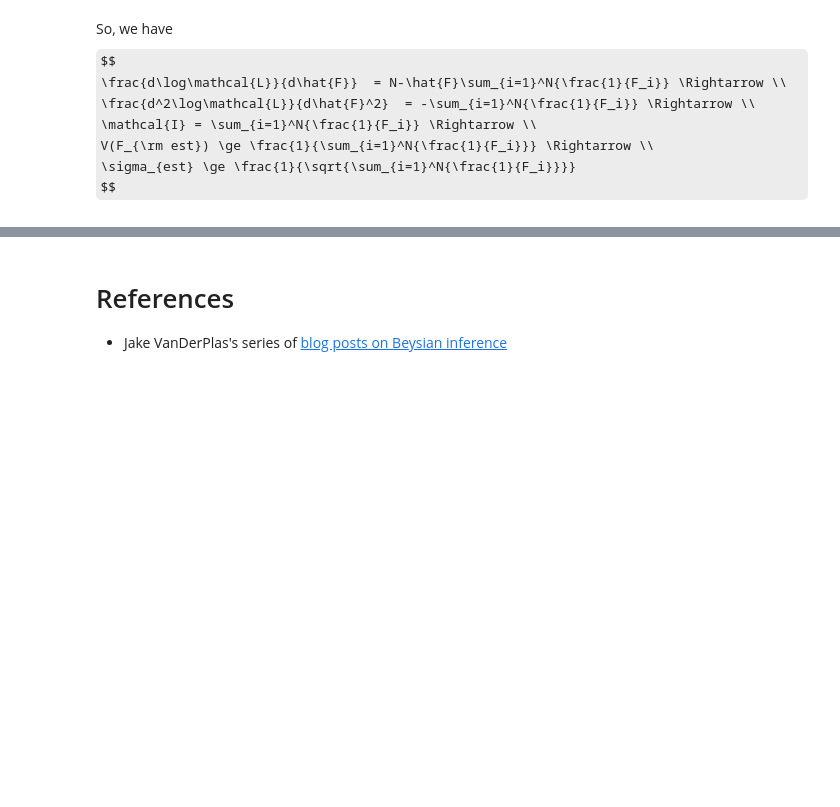
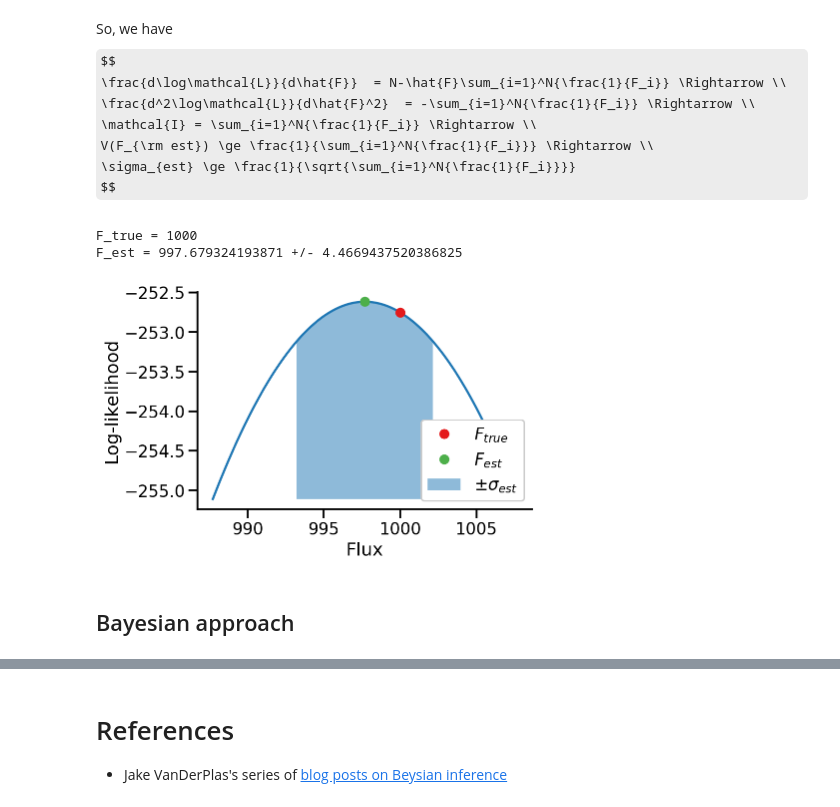
Before and after one commit to yoavram/SciComPy, a Jupyter notebook: notebooks/bayesian.ipynb, the cells around one changed output, grey strips where cells are left out. Drawn from its saved outputs; the diff is of its cells as text; code cells hidden in the pictures; some formulas as TeX source; blank space fills up the shorter version.

```diff
--- a/notebooks/bayesian.ipynb
+++ b/notebooks/bayesian.ipynb
@@ -157,3 +174,25 @@ $$
 V(F_{\rm est}) \ge \frac{1}{\sum_{i=1}^N{\frac{1}{F_i}}} \Rightarrow \\
 \sigma_{est} \ge \frac{1}{\sqrt{\sum_{i=1}^N{\frac{1}{F_i}}}}
 $$
+# %%
+σ_est = ((1/F).sum())**(-0.5)
+print("F_true = {} \nF_est = {} +/- {}".format(
+    F_true, F_est, σ_est))
+
+F_range = np.linspace(F_est*0.99, F_est*1.01,100)
+plt.plot(F_range, [logL(F_, F) for F_ in F_range])
+plt.plot(F_true, logL(F_true, F), 'o', color=red, label='$F_{true}$')
+plt.plot(F_est, logL(F_est, F), 'o', color=green, label='$F_{est}$')
+
+F_range = np.linspace(F_est-σ_est, F_est+σ_est)
+plt.fill_between(F_range, logL(F_est*0.99, F), [logL(F_, F) for F_ in F_range], alpha=0.5, label='$\pm \sigma_{est}$')
+plt.xlabel("Flux")
+plt.ylabel("Log-likelihood")
+plt.legend(loc='lower right', framealpha=1)
+sns.despine()
+# %% [output]
+F_true = 1000
+F_est = 997.679324193871 +/- 4.4669437520386825
+[figure, added]
+# %% [markdown]
+## Bayesian approach
```
Also changed, not shown: parts of 39 cells of this notebook.
